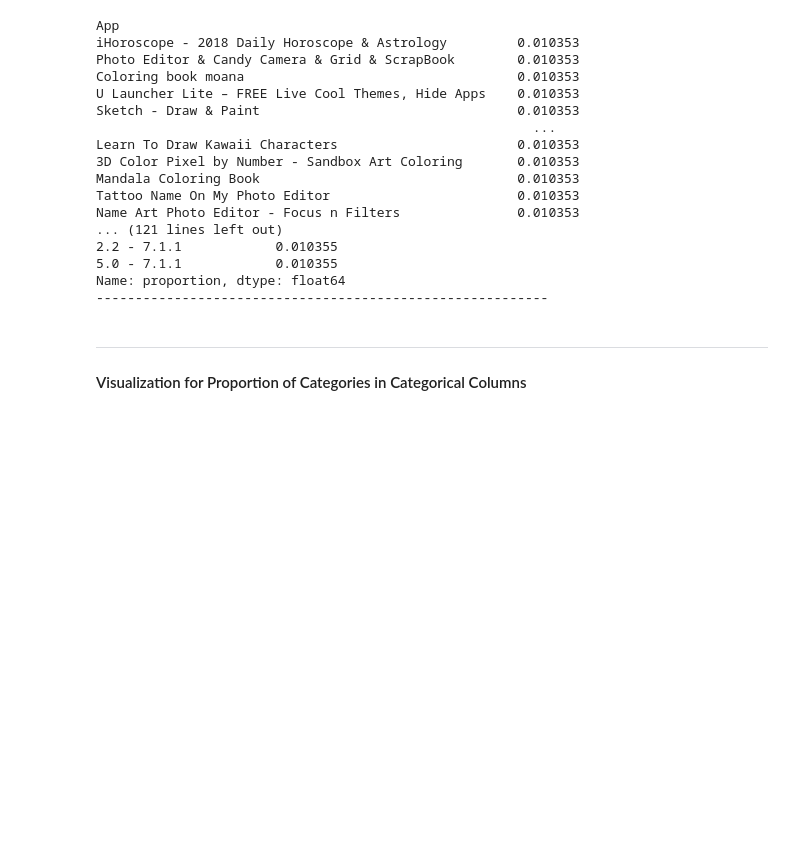
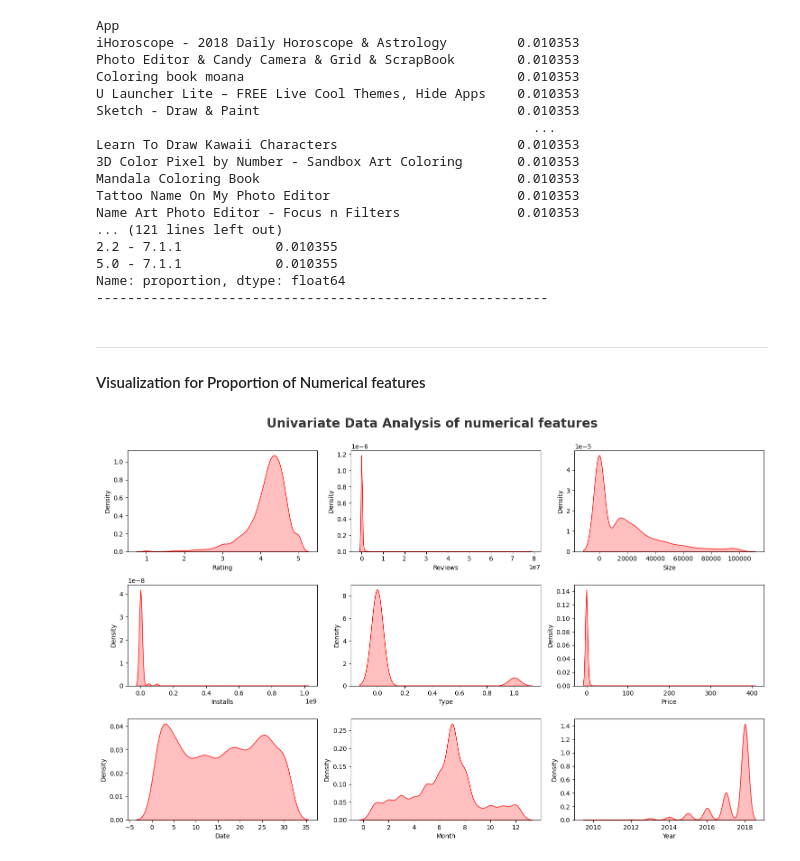
Before and after one commit to ShivamDevHere/data-analysis-with-python, a Jupyter notebook: 05-Exploratory Data Analysis/03-googleplaystore-dataset.ipynb, the cells around one changed output. Drawn from its saved outputs; the diff is of its cells as text; code cells hidden in the pictures; blank space fills up the shorter version.

Commit message:
feat: Visualization for Proportion of Numerical features

```diff
--- a/05-Exploratory Data Analysis/03-googleplaystore-dataset.ipynb
+++ b/05-Exploratory Data Analysis/03-googleplaystore-dataset.ipynb
@@ -156,7 +145,7 @@ We have 10 numerical features: ['Unnamed: 0', 'Rating', 'Reviews', 'Size', 'Inst
 We have 7 Categorical features: ['App', 'Category', 'Content Rating', 'Genres', 'Last Updated', 'Current Ver', 'Android Ver']
 # %%
 # df.drop('Unnamed: 0', axis=1, inplace=True)
-df_copy.drop('Unnamed: 0', axis=1, inplace=True)
+# df_copy.drop('Unnamed: 0', axis=1, inplace=True)
 df_copy.head(3)
 # %% [output]
 |  | App | Category | Rating | Reviews | Size | Installs | Type | Price | Content Rating | Genres | ... |
@@ -190,4 +179,17 @@ Name: proportion, dtype: float64
 ----------------------------------------------------------
 # %% [markdown]
 ---
-#### Visualization for Proportion of Categories in Categorical Columns
+#### Visualization for Proportion of Numerical features
+# %%
+import matplotlib.pyplot as plt
+
+plt.figure(figsize=(15,15))
+plt.suptitle('Univariate Data Analysis of numerical features', fontsize=20, fontweight='bold', alpha=0.8, y=1.)
+
+for i in range(0, len(numeric_features)):
+    plt.subplot(5, 3, i+1)
+    sns.kdeplot(x=df_copy[numeric_features[i]], shade=True, color='r')
+    plt.xlabel(numeric_features[i])
+    plt.tight_layout()
+# %% [output]
+[figure, added]
```
Also changed, not shown: parts of 2 cells of this notebook, 1 other file.
